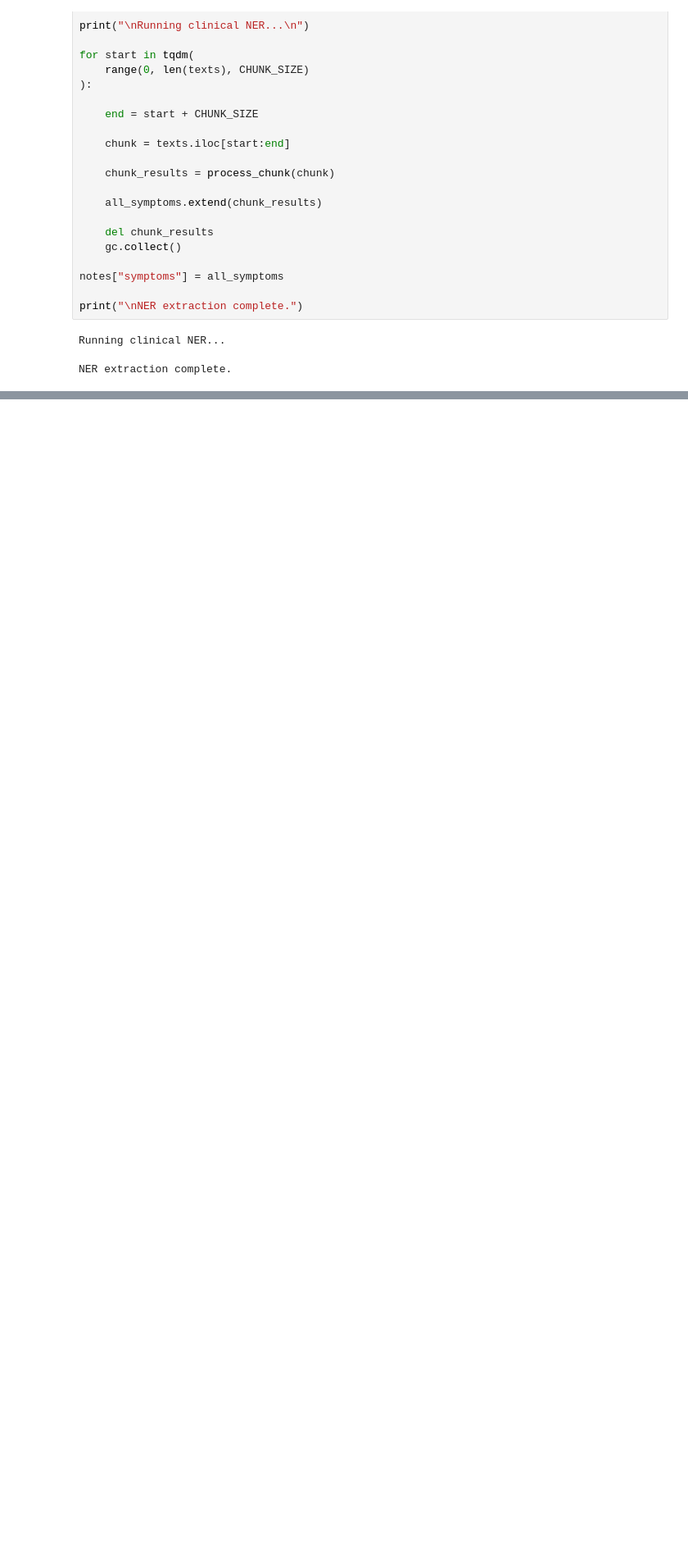
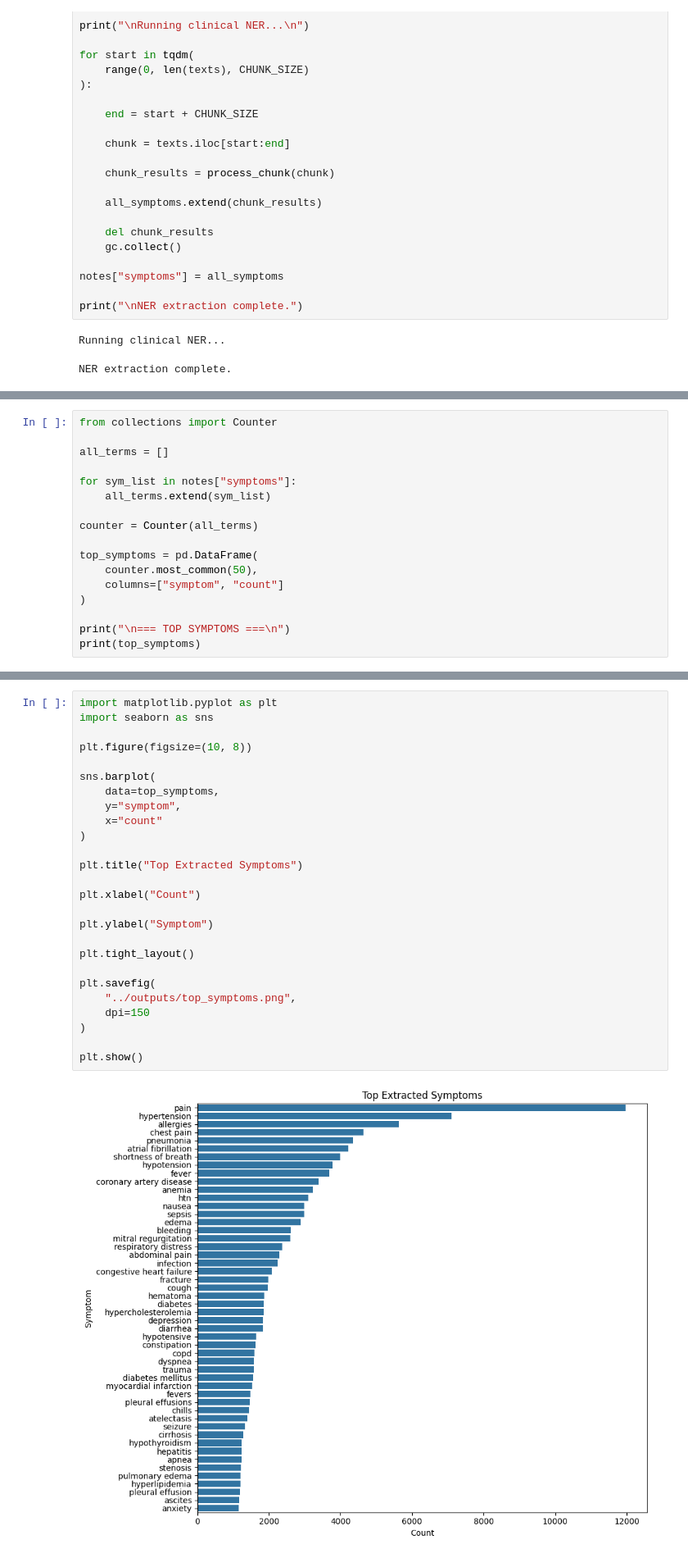
Before and after one commit to vdk0987/medical_document_clustering, a Jupyter notebook: notebooks/preprocessing.ipynb, the cells around one changed output, grey strips where cells are left out. Shown at 82% size. Cells and saved outputs as stored; diff of their text form; blank space fills up the shorter version.

Commit message:
Extracted preprocessed notes

```diff
--- a/notebooks/preprocessing.ipynb
+++ b/notebooks/preprocessing.ipynb
@@ -202,0 +258,17 @@ NER extraction complete.
+# %%
+from collections import Counter
+
+all_terms = []
+
+for sym_list in notes["symptoms"]:
+    all_terms.extend(sym_list)
+
+counter = Counter(all_terms)
+
+top_symptoms = pd.DataFrame(
+    counter.most_common(50),
+    columns=["symptom", "count"]
+)
+
+print("\n=== TOP SYMPTOMS ===\n")
+print(top_symptoms)
@@ -202,0 +293,28 @@ NER extraction complete.
+# %%
+import matplotlib.pyplot as plt
+import seaborn as sns
+
+plt.figure(figsize=(10, 8))
+
+sns.barplot(
+    data=top_symptoms,
+    y="symptom",
+    x="count"
+)
+
+plt.title("Top Extracted Symptoms")
+
+plt.xlabel("Count")
+
+plt.ylabel("Symptom")
+
+plt.tight_layout()
+
+plt.savefig(
+    "../outputs/top_symptoms.png",
+    dpi=150
+)
+
+plt.show()
+# %% [output]
+[figure, added]
```
Also changed, not shown: parts of 8 cells of this notebook, 2 other files.
